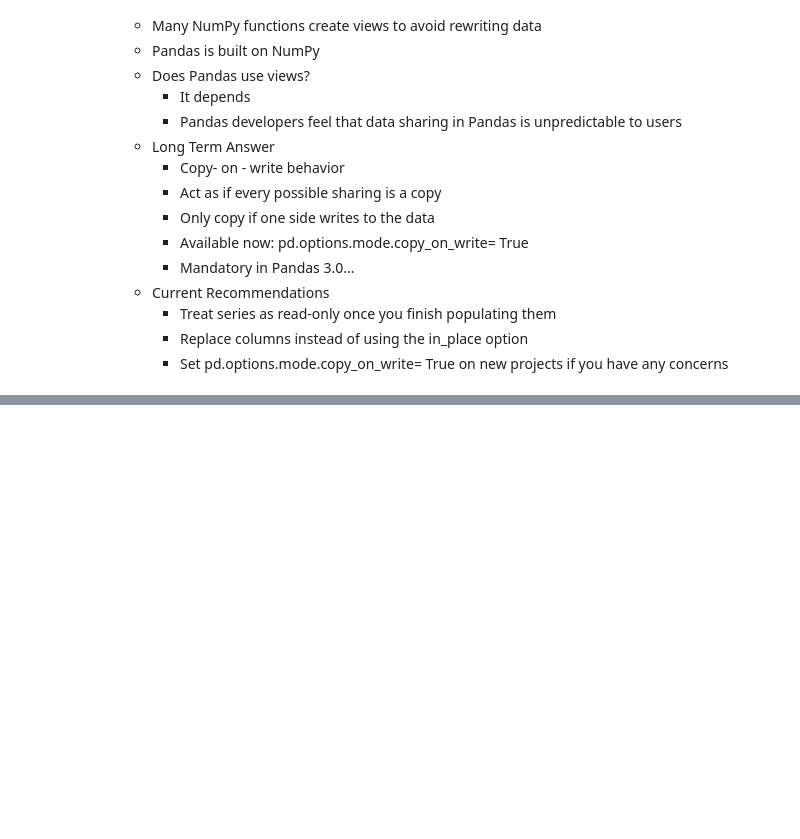
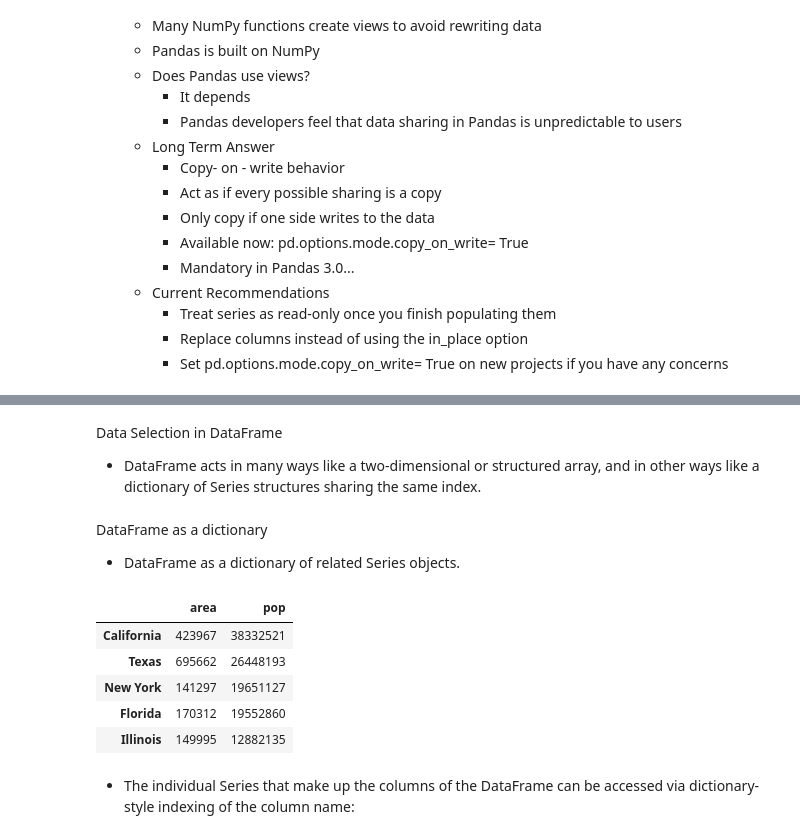
Before and after one commit to kaylamwong/Concepts-Overview-, a Jupyter notebook: Week 8: Working with Data Frames in Pandas.ipynb, the cells around one changed output, grey strips where cells are left out. Drawn from its saved outputs; the diff is of its cells as text; code cells hidden in the pictures; blank space fills up the shorter version.

```diff
--- a/Week 8: Working with Data Frames in Pandas.ipynb
+++ b/Week 8: Working with Data Frames in Pandas.ipynb
@@ -506,0 +652,24 @@ Data Sharing in Pandas
+# %% [markdown]
+Data Selection in DataFrame
+-  DataFrame acts in many ways like a two-dimensional or structured array, and in other ways like a dictionary of Series structures sharing the same index.
+# %% [markdown]
+DataFrame as a dictionary
+- DataFrame as a dictionary of related Series objects.
+# %%
+area = pd.Series({'California': 423967, 'Texas': 695662,
+                  'New York': 141297, 'Florida': 170312,
+                  'Illinois': 149995})
+pop = pd.Series({'California': 38332521, 'Texas': 26448193,
+                 'New York': 19651127, 'Florida': 19552860,
+                 'Illinois': 12882135})
+data = pd.DataFrame({'area':area, 'pop':pop})
+data
+# %% [output]
+|  | area | pop |
+| California | 423967 | 38332521 |
+| Texas | 695662 | 26448193 |
+| New York | 141297 | 19651127 |
+| Florida | 170312 | 19552860 |
+| Illinois | 149995 | 12882135 |
+# %% [markdown]
+- The individual Series that make up the columns of the DataFrame can be accessed via dictionary-style indexing of the column name:
```
Also changed, not shown: parts of 66 cells of this notebook.
